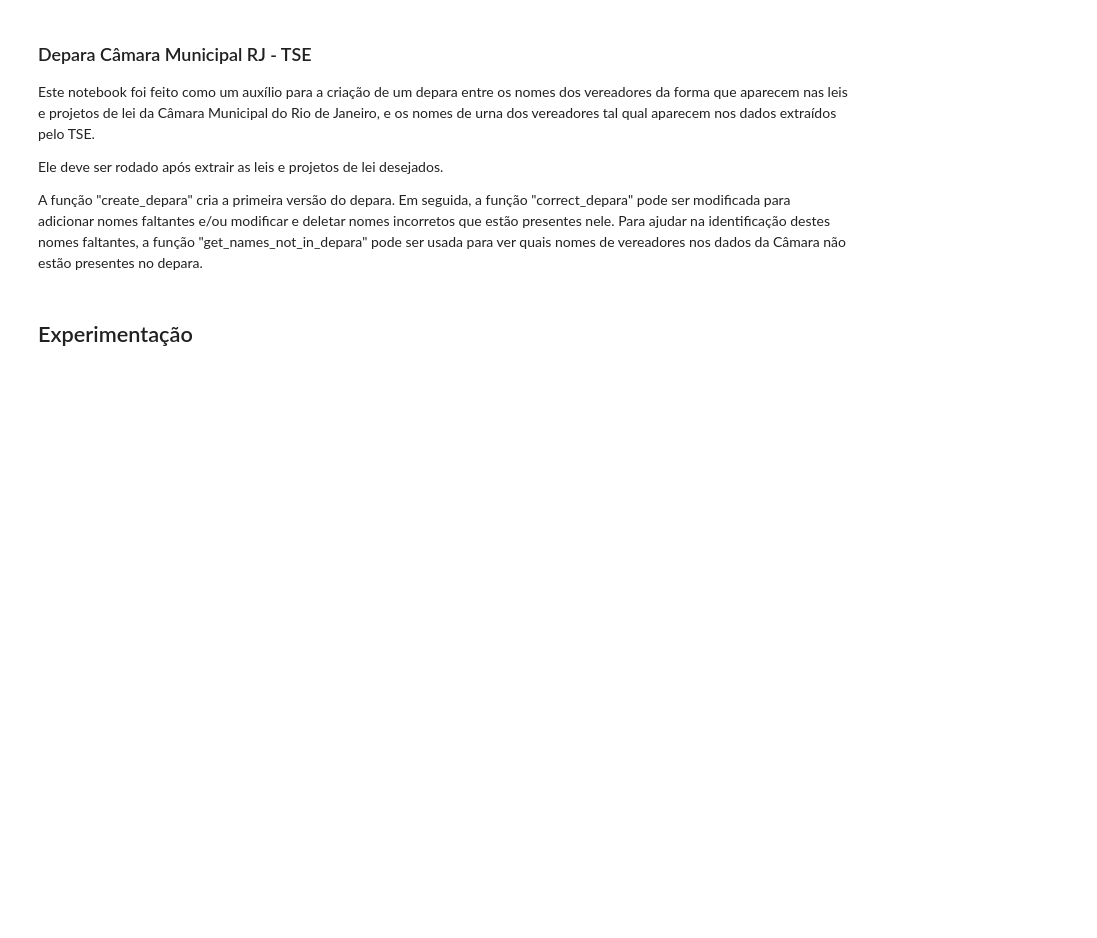
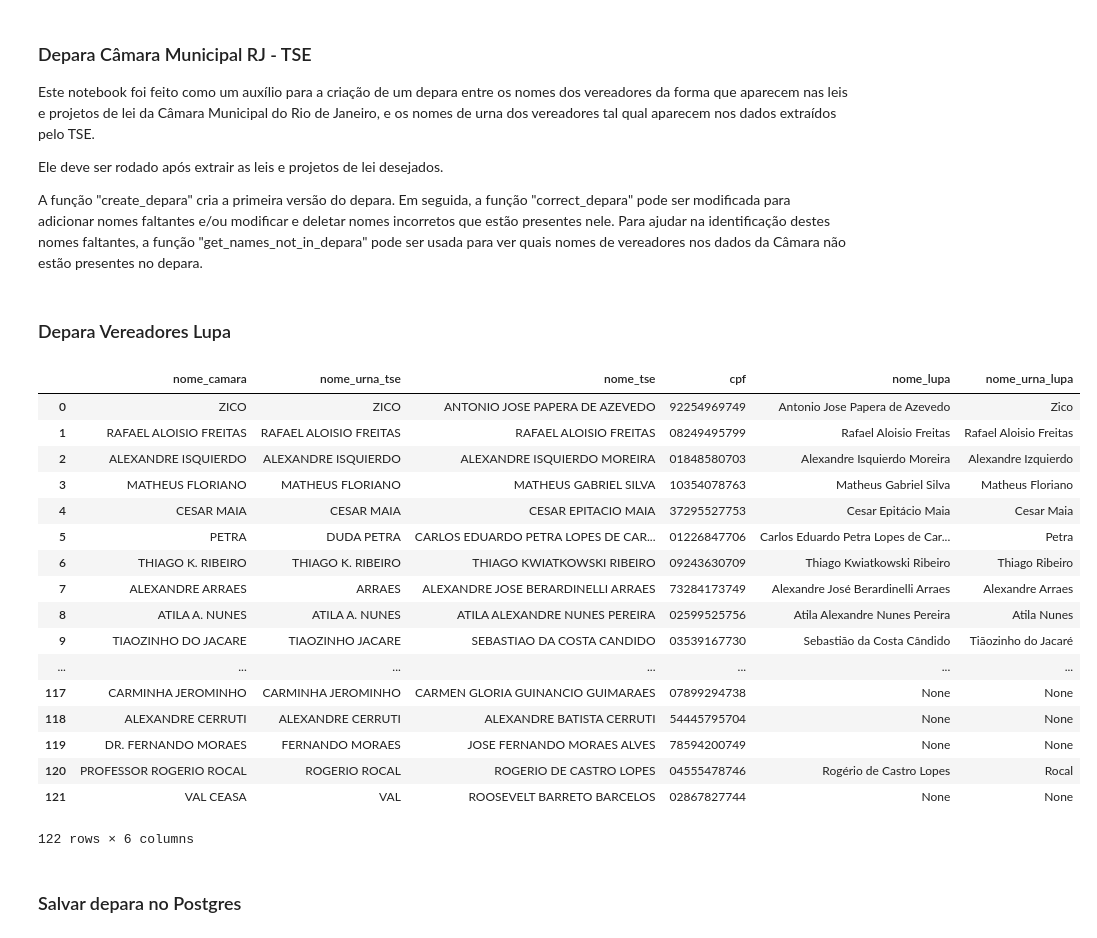
Before and after one commit to MinisterioPublicoRJ/leis-brasileiras, a Jupyter notebook: Depara CamaraMunicipalRJ <-> TSE.ipynb, the cells around one changed output. Cells and saved outputs as stored; diff of their text form; code cells hidden in the pictures; blank space fills up the shorter version.

Commit message:
Add name from lupa in depara

```diff
--- a/Depara CamaraMunicipalRJ <-> TSE.ipynb
+++ b/Depara CamaraMunicipalRJ <-> TSE.ipynb
@@ -139,6 +145,59 @@ df_tse = pd.read_sql(query, engine)
 depara = create_depara(dfm, df_tse)
 correct_depara(depara)
 df_depara = pd.DataFrame(
-    [[x[0], x[1][0], x[1][1]] for x in depara.items()],
-    columns=['nome_camara', 'nome_urna', 'cpf'])
+    [[x[0], x[1][0], x[1][2], x[1][1]] for x in depara.items()],
+    columns=['nome_camara', 'nome_urna_tse', 'nome_tse', 'cpf'])
+# %% [markdown]
+### Depara Vereadores Lupa
+# %%
+query = """
+    select *
+    from lupa.vereadores_rj
+    where nm_municipio = 'RIO DE JANEIRO';
+"""
+
+df_lupa = pd.read_sql(query, engine)
+# %%
+# Adicionar nomes presentes no Lupa (e corrigir alguns nomes faltantes) no depara
+tse_to_lupa = {}
+for row in df_lupa.iterrows():
+    nome_vereador_lupa = row[1]['nome_vereador']
+    nome_urna_lupa = row[1]['nome_vereador_urna']
+
+    nm_formatted = unidecode(nome_vereador_lupa).upper()
+
+    eq = df_depara[df_depara.nome_tse == nm_formatted]
+    if not eq.empty:
+        tse_to_lupa[eq.nome_tse.iloc[0]] = (nome_vereador_lupa, nome_urna_lupa)
+
+tse_to_lupa['REIMONT LUIZ OTONI SANTA BARBARA'] = ('Reimont Luiz Otoni Santa Bárbar', 'Reimont')
+tse_to_lupa['LEONEL BRIZOLA'] = ('Leonel Brizola Neto', 'Leonel Brizola')
+tse_to_lupa['JOAO BATISTA OLIVEIRA DE ARAUJO'] = ('João Batista Oliveira de Araújo ', 'Babá')
+tse_to_lupa['VERONICA CHAVES DE CARVALHO COSTA'] = ('Veronica Chaves de Carvalho Cost', 'Veronica Costa')
+
+df_depara['nome_lupa'] = df_depara['nome_tse'].apply(lambda x: tse_to_lupa[x][0] if x in tse_to_lupa else None)
+df_depara['nome_urna_lupa'] = df_depara['nome_tse'].apply(lambda x: tse_to_lupa[x][1] if x in tse_to_lupa else None)
+# %%
+df_depara
+# %% [output]
+|  | nome_camara | nome_urna_tse | nome_tse | cpf | nome_lupa | nome_urna_lupa |
+| 0 | ZICO | ZICO | ANTONIO JOSE PAPERA DE AZEVEDO | 92254969749 | Antonio Jose Papera de Azevedo | Zico |
+| 1 | RAFAEL ALOISIO FREITAS | RAFAEL ALOISIO FREITAS | RAFAEL ALOISIO FREITAS | 08249495799 | Rafael Aloisio Freitas | Rafael Aloisio Freitas |
+| 2 | ALEXANDRE ISQUIERDO | ALEXANDRE ISQUIERDO | ALEXANDRE ISQUIERDO MOREIRA | 01848580703 | Alexandre Isquierdo Moreira | Alexandre Izquierdo |
+| 3 | MATHEUS FLORIANO | MATHEUS FLORIANO | MATHEUS GABRIEL SILVA | 10354078763 | Matheus Gabriel Silva | Matheus Floriano |
+| 4 | CESAR MAIA | CESAR MAIA | CESAR EPITACIO MAIA | 37295527753 | Cesar Epitácio Maia | Cesar Maia |
+| 5 | PETRA | DUDA PETRA | CARLOS EDUARDO PETRA LOPES DE CAR... | 01226847706 | Carlos Eduardo Petra Lopes de Car... | Petra |
+| 6 | THIAGO K. RIBEIRO | THIAGO K. RIBEIRO | THIAGO KWIATKOWSKI RIBEIRO | 09243630709 | Thiago Kwiatkowski Ribeiro | Thiago Ribeiro |
+| 7 | ALEXANDRE ARRAES | ARRAES | ALEXANDRE JOSE BERARDINELLI ARRAES | 73284173749 | Alexandre José Berardinelli Arraes | Alexandre Arraes |
+| 8 | ATILA A. NUNES | ATILA A. NUNES | ATILA ALEXANDRE NUNES PEREIRA | 02599525756 | Atila Alexandre Nunes Pereira | Atila Nunes |
+| 9 | TIAOZINHO DO JACARE | TIAOZINHO JACARE | SEBASTIAO DA COSTA CANDIDO | 03539167730 | Sebastião da Costa Cândido | Tiãozinho do Jacaré |
+| ... | ... | ... | ... | ... | ... | ... |
+| 117 | CARMINHA JEROMINHO | CARMINHA JEROMINHO | CARMEN GLORIA GUINANCIO GUIMARAES | 07899294738 | None | None |
+| 118 | ALEXANDRE CERRUTI | ALEXANDRE CERRUTI | ALEXANDRE BATISTA CERRUTI | 54445795704 | None | None |
+| 119 | DR. FERNANDO MORAES | FERNANDO MORAES | JOSE FERNANDO MORAES ALVES | 78594200749 | None | None |
+| 120 | PROFESSOR ROGERIO ROCAL | ROGERIO ROCAL | ROGERIO DE CASTRO LOPES | 04555478746 | Rogério de Castro Lopes | Rocal |
+| 121 | VAL CEASA | VAL | ROOSEVELT BARRETO BARCELOS | 02867827744 | None | None |
+122 rows × 6 columns
+# %% [markdown]
+### Salvar depara no Postgres
 # %%
@@ -146,2 +204,0 @@ df_depara.to_sql('depara_vereadores_camara_tse', engine, schema='eleitoral', ind
-# %% [markdown]
-## Experimentação
```
Also changed, not shown: parts of 7 cells of this notebook.
